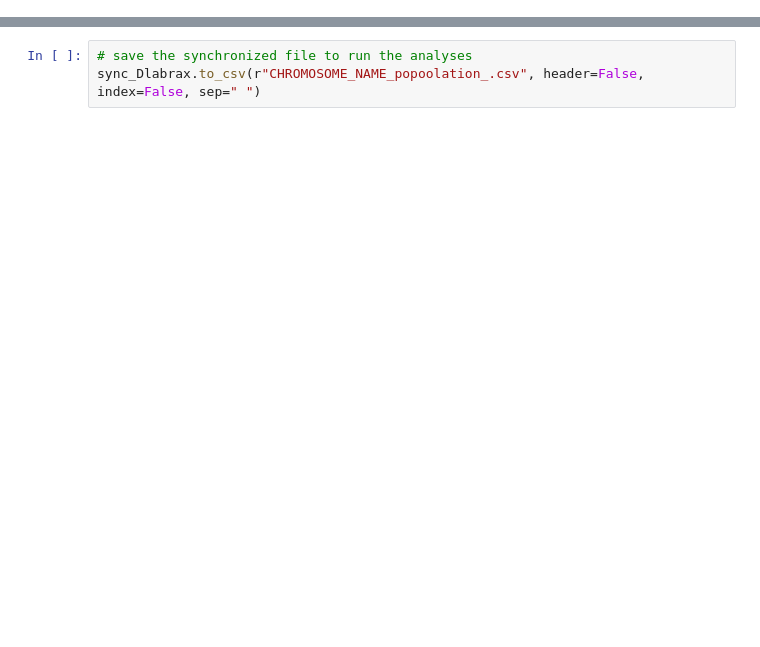
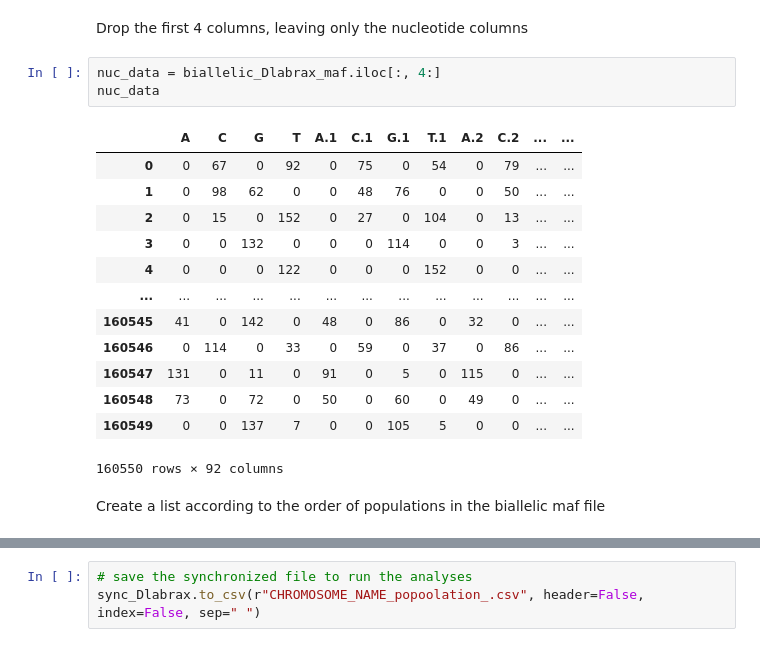
Before and after one commit to AlexMitsis/seabream, a Jupyter notebook: Popoolation preparation.ipynb, the cells around one changed output, grey strips where cells are left out. Cells and saved outputs as stored; diff of their text form; blank space fills up the shorter version.

```diff
--- a/Popoolation preparation.ipynb
+++ b/Popoolation preparation.ipynb
@@ -115,0 +22,21 @@ for row in range(len(biallelic_Dlabrax_maf)):
+# %% [markdown]
+Drop the first 4 columns, leaving only the nucleotide columns
+# %%
+nuc_data = biallelic_Dlabrax_maf.iloc[:, 4:]
+nuc_data
+# %% [output]
+|  | A | C | G | T | A.1 | C.1 | G.1 | T.1 | A.2 | C.2 | ... | ... |
+| 0 | 0 | 67 | 0 | 92 | 0 | 75 | 0 | 54 | 0 | 79 | ... | ... |
+| 1 | 0 | 98 | 62 | 0 | 0 | 48 | 76 | 0 | 0 | 50 | ... | ... |
+| 2 | 0 | 15 | 0 | 152 | 0 | 27 | 0 | 104 | 0 | 13 | ... | ... |
+| 3 | 0 | 0 | 132 | 0 | 0 | 0 | 114 | 0 | 0 | 3 | ... | ... |
+| 4 | 0 | 0 | 0 | 122 | 0 | 0 | 0 | 152 | 0 | 0 | ... | ... |
+| ... | ... | ... | ... | ... | ... | ... | ... | ... | ... | ... | ... | ... |
+| 160545 | 41 | 0 | 142 | 0 | 48 | 0 | 86 | 0 | 32 | 0 | ... | ... |
+| 160546 | 0 | 114 | 0 | 33 | 0 | 59 | 0 | 37 | 0 | 86 | ... | ... |
+| 160547 | 131 | 0 | 11 | 0 | 91 | 0 | 5 | 0 | 115 | 0 | ... | ... |
+| 160548 | 73 | 0 | 72 | 0 | 50 | 0 | 60 | 0 | 49 | 0 | ... | ... |
+| 160549 | 0 | 0 | 137 | 7 | 0 | 0 | 105 | 5 | 0 | 0 | ... | ... |
+160550 rows × 92 columns
+# %% [markdown]
+Create a list according to the order of populations in the biallelic maf file
```
Also changed, not shown: parts of 11 cells of this notebook, 4 other files.
